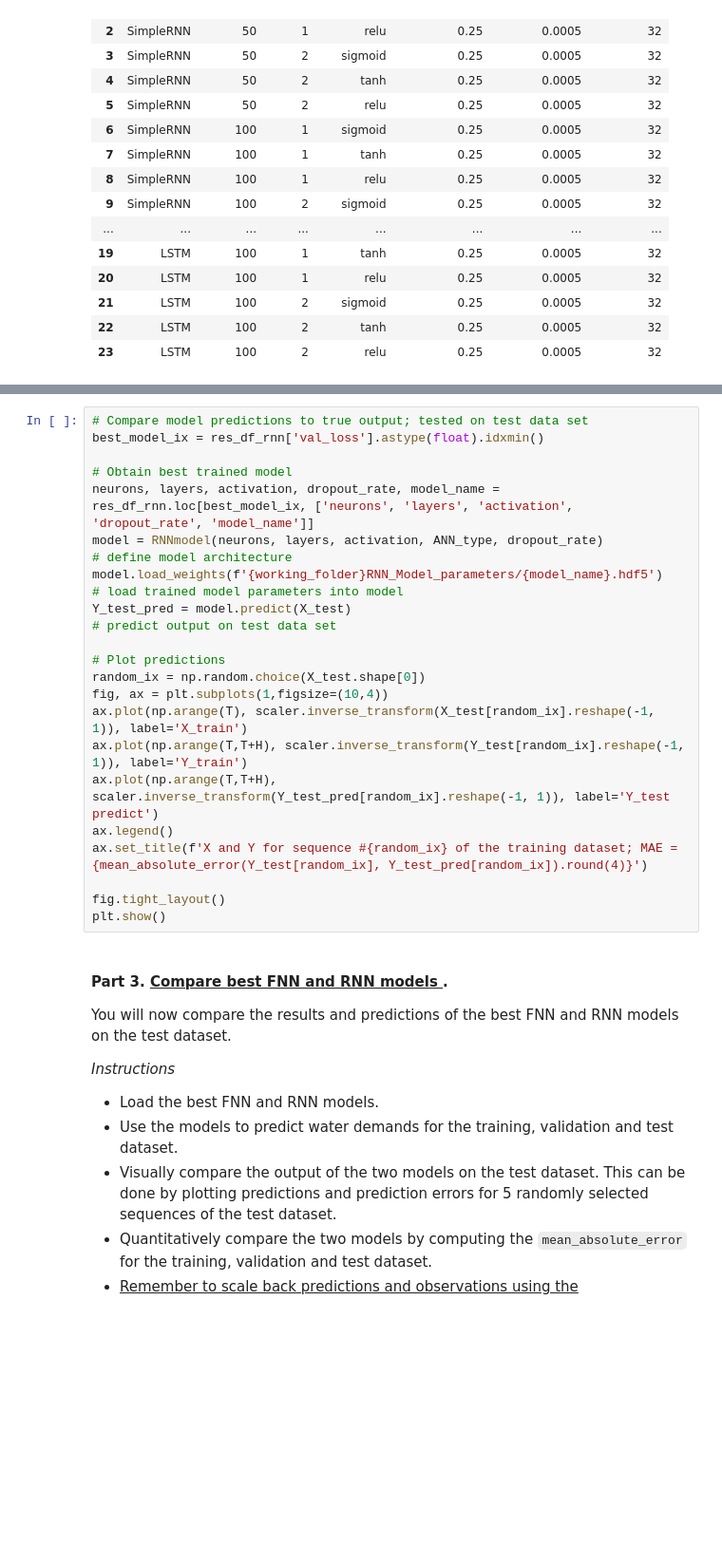
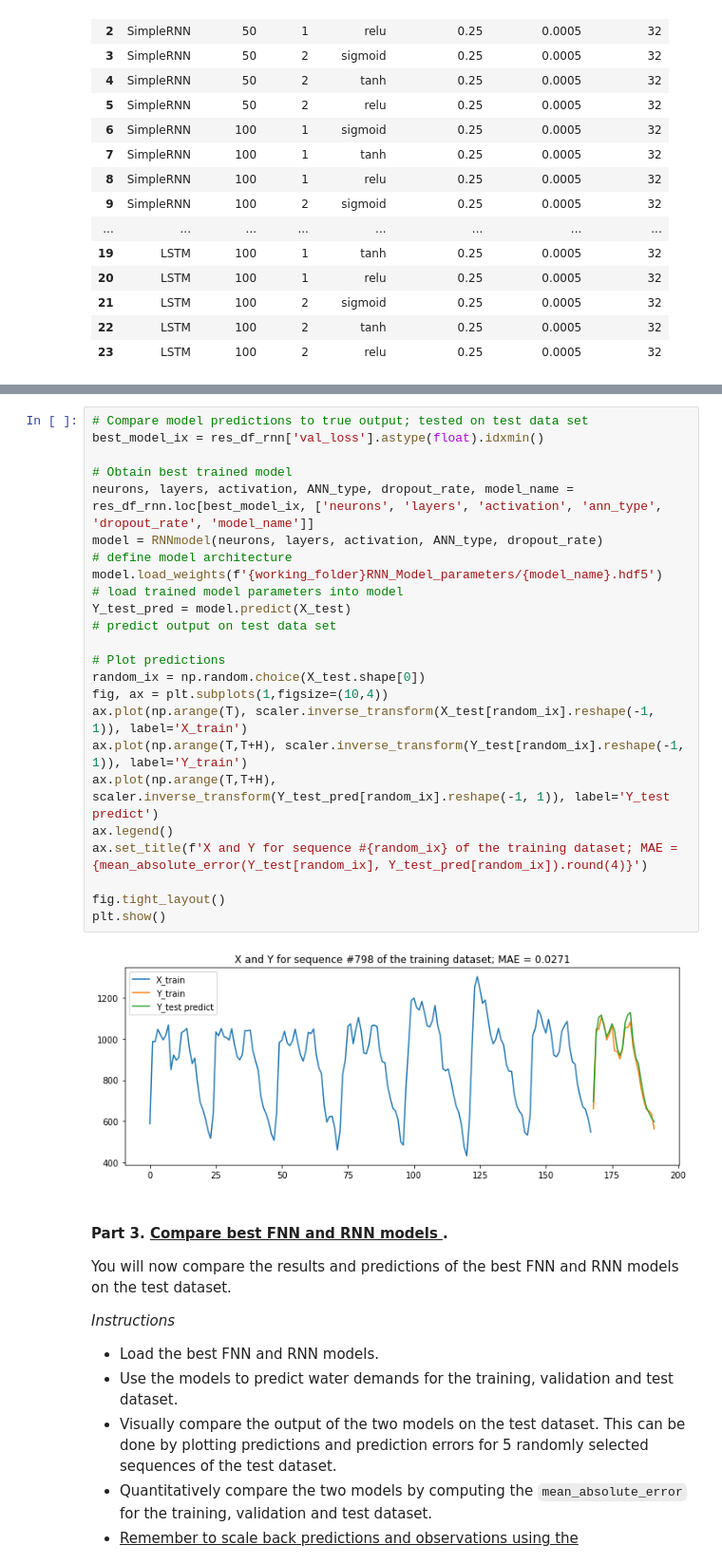
Before and after one commit to tamarvooijs/Applied-Machine-Learning, a Jupyter notebook: Week8/Week8_Assignment_ForecastWaterDemand.ipynb, the cells around one changed output, grey strips where cells are left out. Shown at 95% size. Drawn from its saved outputs; the diff is of its cells as text; blank space fills up the shorter version.

```diff
--- a/Week8/Week8_Assignment_ForecastWaterDemand.ipynb
+++ b/Week8/Week8_Assignment_ForecastWaterDemand.ipynb
@@ -641,24 +663,26 @@ plt.show()
 # %%
 # Compare model predictions to true output; tested on test data set
 best_model_ix = res_df_rnn['val_loss'].astype(float).idxmin()
 
 # Obtain best trained model
-neurons, layers, activation, dropout_rate, model_name = res_df_rnn.loc[best_model_ix, ['neurons', 'layers', 'activation', 'dropout_rate', 'model_name']]
+neurons, layers, activation, ANN_type, dropout_rate, model_name = res_df_rnn.loc[best_model_ix, ['neurons', 'layers', 'activation', 'ann_type', 'dropout_rate', 'model_name']]
 model = RNNmodel(neurons, layers, activation, ANN_type, dropout_rate)           # define model architecture
 model.load_weights(f'{working_folder}RNN_Model_parameters/{model_name}.hdf5')   # load trained model parameters into model
 Y_test_pred = model.predict(X_test)                                             # predict output on test data set
 
 # Plot predictions
 random_ix = np.random.choice(X_test.shape[0])
 fig, ax = plt.subplots(1,figsize=(10,4))
 ax.plot(np.arange(T), scaler.inverse_transform(X_test[random_ix].reshape(-1, 1)), label='X_train')
 ax.plot(np.arange(T,T+H), scaler.inverse_transform(Y_test[random_ix].reshape(-1, 1)), label='Y_train')
 ax.plot(np.arange(T,T+H), scaler.inverse_transform(Y_test_pred[random_ix].reshape(-1, 1)), label='Y_test predict')
 ax.legend()
 ax.set_title(f'X and Y for sequence #{random_ix} of the training dataset; MAE = {mean_absolute_error(Y_test[random_ix], Y_test_pred[random_ix]).round(4)}')
 
 fig.tight_layout()
 plt.show()
+# %% [output]
+[figure, added]
 # %% [markdown]
 #### Part 3. <u> Compare best FNN and RNN models </u>.
 
```
Also changed, not shown: parts of 4 cells of this notebook.
